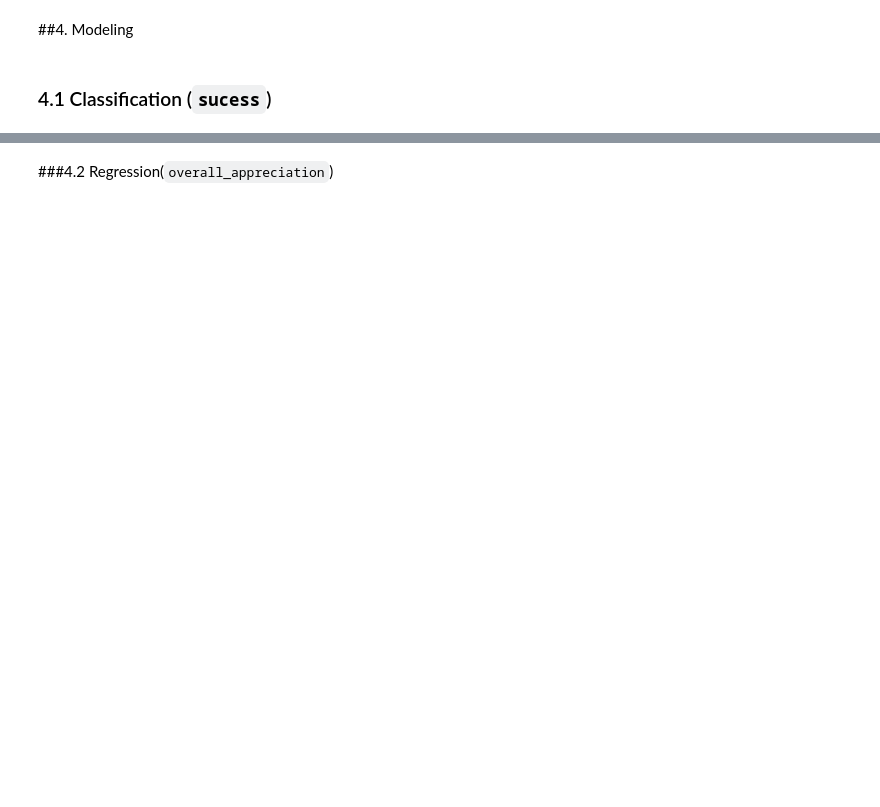
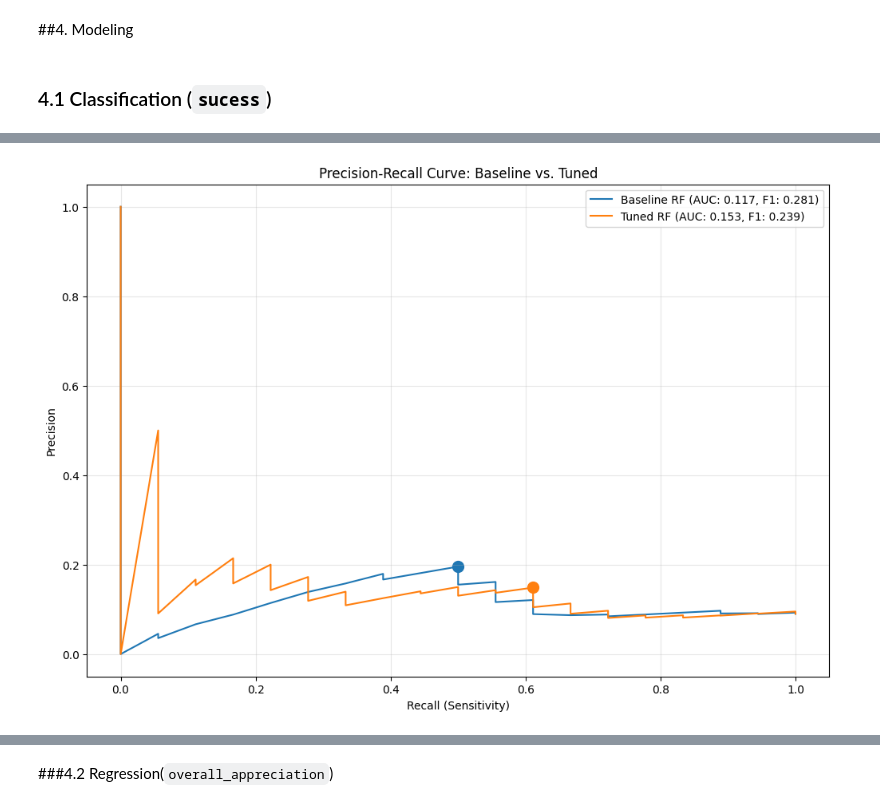
Before and after one commit to freitas-oa/Computer-Vision, a Jupyter notebook: Food_acceptance_project.ipynb, the cells around one changed output, grey strips where cells are left out. Cells and saved outputs as stored; diff of their text form; code cells hidden in the pictures; blank space fills up the shorter version.

```diff
--- a/Food_acceptance_project.ipynb
+++ b/Food_acceptance_project.ipynb
@@ -947,0 +1310,93 @@ The Random Forest model is misleading and functionally ineffective; while it boa
+# %%
+import pandas as pd
+import numpy as np
+import matplotlib.pyplot as plt
+from sklearn.metrics import f1_score, precision_recall_curve, average_precision_score
+from sklearn.ensemble import RandomForestClassifier
+
+# 1. Define the Two Competitors
+# Model A: The Phase 5 Winner (Default Params)
+rf_baseline = RandomForestClassifier(
+    n_estimators=100,
+    random_state=42
+)
+
+# Model B: The Tuned Version
+rf_tuned = RandomForestClassifier(
+    n_estimators=100,
+    max_depth=15,
+    min_samples_leaf=4,
+    class_weight=None,
+    random_state=42
+)
+
+models = {
+    "Baseline RF": rf_baseline,
+    "Tuned RF": rf_tuned
+}
+
+# 2. Select Features (Technical Best)
+feats = features_technical
+
+results = []
+plt.figure(figsize=(12, 8))
+
+print("--- Comparing Baseline vs. Tuned Random Forest ---")
+
+for name, model in models.items():
+    # A. Fit on Balanced Data
+    print(f"Training {name}...")
+    model.fit(X_train_bal[feats], y_train_bal)
+
+    # B. Predict Probabilities on Validation (Imbalanced)
+    # Get prob of failure (index 0 or 1 depending on classes, assuming 0=Failure)
+    if hasattr(model, "classes_"):
+        idx_0 = np.where(model.classes_ == 0)[0][0]
+        y_prob = model.predict_proba(X_val_df[feats])[:, idx_0]
+    else:
+        y_prob = 1 - model.predict_proba(X_val_df[feats])[:, 1]
+
+    # C. Calculate PR-AUC (The "Quality of Ranking" Metric)
+    pr_auc = average_precision_score(y_val_class, y_prob, pos_label=0)
+
+    # D. Find Optimal Threshold (The "Cutoff" Metric)
+    precision, recall, thresholds = precision_recall_curve(y_val_class, y_prob, pos_label=0)
+
+    f1_scores = 2 * (precision * recall) / (precision + recall)
+    f1_scores = np.nan_to_num(f1_scores)
+
+    # Slice to match lengths
+    if len(thresholds) < len(f1_scores):
+        f1_scores = f1_scores[:-1]
+
+    best_idx = np.argmax(f1_scores)
+    best_thresh = thresholds[best_idx]
+    best_f1 = f1_scores[best_idx]
+
+    # Store Stats
+    results.append({
+        "Model": name,
+        "PR-AUC": pr_auc,
+        "Max F1": best_f1,
+        "Best Threshold": best_thresh,
+        "Recall @ Max F1": recall[best_idx],
+        "Precision @ Max F1": precision[best_idx]
+    })
+
+    # Plot Curve
+    plt.plot(recall, precision, label=f"{name} (AUC: {pr_auc:.3f}, F1: {best_f1:.3f})")
+    plt.scatter(recall[best_idx], precision[best_idx], s=100, marker='o')
+
+# Finalize Plot
+plt.title("Precision-Recall Curve: Baseline vs. Tuned")
+plt.xlabel("Recall (Sensitivity)")
+plt.ylabel("Precision")
+plt.legend()
+plt.grid(True, alpha=0.3)
+plt.show()
+
+# Display Comparison Table
+df_comparison = pd.DataFrame(results)
+print("\n--- Final Head-to-Head Results ---")
+display(df_comparison)
+# %% [output]
@@ -947,0 +1406 @@ The Random Forest model is misleading and functionally ineffective; while it boa
+[figure, added]
```
Also changed, not shown: parts of 41 cells of this notebook.
